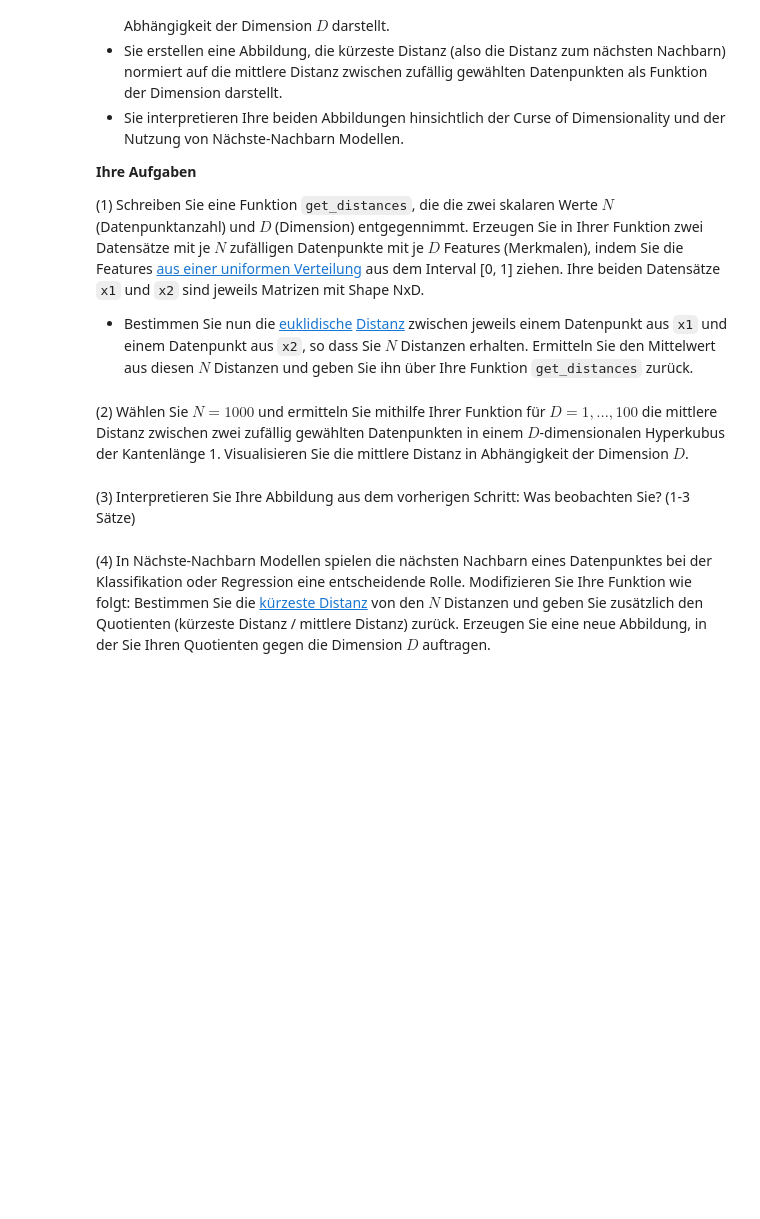
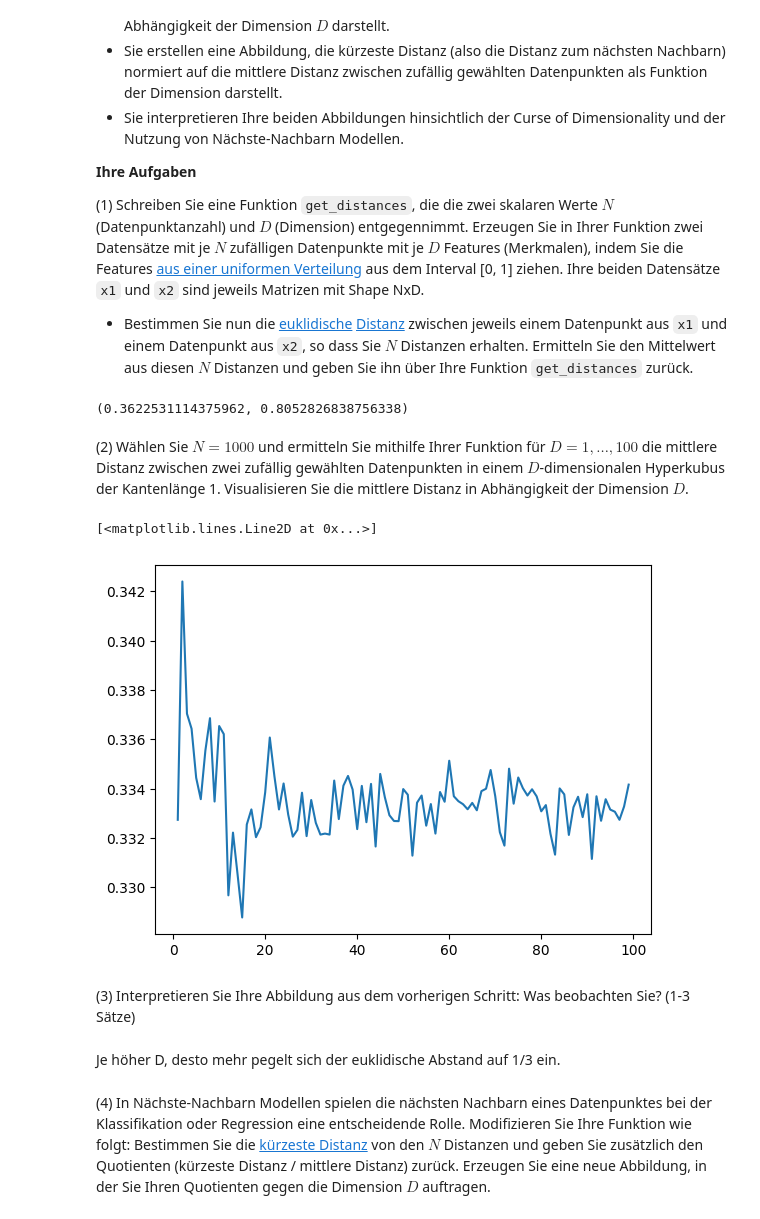
Before and after one commit to Emanuel162/MachineLearning, a Jupyter notebook: UebungenML/SJMN-11.ipynb, the cells around one changed output. Saved outputs shown, nothing was run; the diff lists cells and outputs as text; code cells hidden in the pictures; blank space fills up the shorter version.

```diff
--- a/UebungenML/SJMN-11.ipynb
+++ b/UebungenML/SJMN-11.ipynb
@@ -46,6 +40,35 @@ from matplotlib import pyplot as plt
+# %%
+%matplotlib inline
+import numpy as np
+from matplotlib import pyplot as plt
+
+def get_distances(N, D):
+    x1 = np.random.rand(N, D)
+    x2 = np.random.rand(N, D)
+    distanz = np.sqrt(np.power(x1-x2,2))
+    averages = []
+    for i in distanz:
+        averages.append(np.average(distanz, axis=0))
+    average = np.average(averages)
+    return average, np.min(averages)/average
+
+print(get_distances(3, 2))
+# %% [output]
+(0.3622531114375962, 0.8052826838756338)
 # %% [markdown]
 (2) Wählen Sie $N=1000$ und ermitteln Sie mithilfe Ihrer Funktion für $D=1,\ldots, 100$ die mittlere Distanz zwischen zwei zufällig gewählten Datenpunkten in einem $D$-dimensionalen Hyperkubus der Kantenlänge 1. Visualisieren Sie die mittlere Distanz in Abhängigkeit der Dimension $D$.
+# %%
+interval = np.arange(1, 100)
+average = []
+for i in interval:
+    average.append(get_distances(1000, i)[0])
+plt.plot(interval, average)
+# %% [output]
+[<matplotlib.lines.Line2D at 0x...>]
+[figure, added]
 # %% [markdown]
 (3) Interpretieren Sie Ihre Abbildung aus dem vorherigen Schritt: Was beobachten Sie? (1-3 Sätze)
+# %% [markdown]
+Je höher D, desto mehr pegelt sich der euklidische Abstand auf 1/3 ein.
 # %% [markdown]
 (4) In Nächste-Nachbarn Modellen spielen die nächsten Nachbarn eines Datenpunktes bei der Klassifikation oder Regression eine entscheidende Rolle. Modifizieren Sie Ihre Funktion wie folgt: Bestimmen Sie die [kürzeste Distanz](https://numpy.org/doc/stable/reference/generated/numpy.ndarray.min.html) von den $N$ Distanzen und geben Sie zusätzlich den Quotienten (kürzeste Distanz / mittlere Distanz) zurück. Erzeugen Sie eine neue Abbildung, in der Sie Ihren Quotienten gegen die Dimension $D$ auftragen.
```
Also changed, not shown: parts of 4 cells of this notebook.
